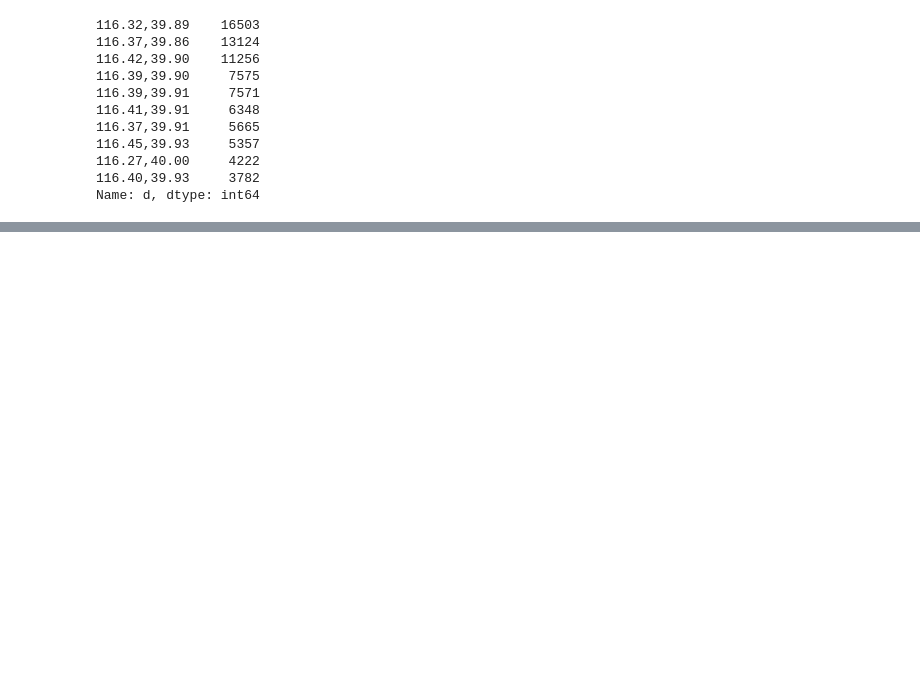
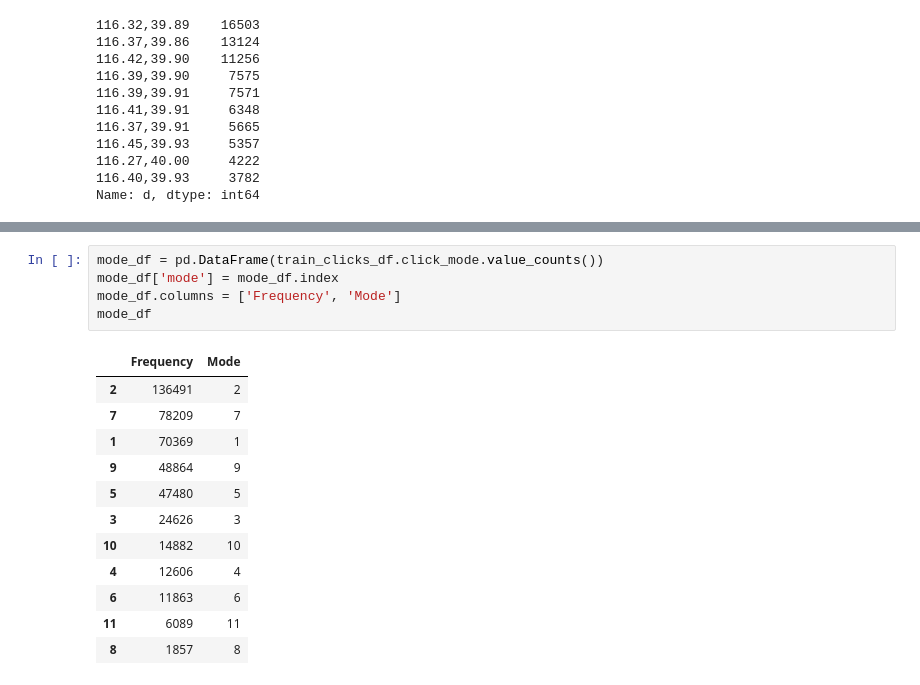
Before and after one commit to AlanConstantine/KDD-Cup-2019-CAMMTR, a Jupyter notebook: Code/ExploratoryDataAnalysis.ipynb, the cells around one changed output, grey strips where cells are left out. Cells and saved outputs as stored; diff of their text form; blank space fills up the shorter version.

```diff
--- a/Code/ExploratoryDataAnalysis.ipynb
+++ b/Code/ExploratoryDataAnalysis.ipynb
@@ -89,0 +188,18 @@ Name: d, dtype: int64
+# %%
+mode_df = pd.DataFrame(train_clicks_df.click_mode.value_counts())
+mode_df['mode'] = mode_df.index
+mode_df.columns = ['Frequency', 'Mode']
+mode_df
+# %% [output]
+|  | Frequency | Mode |
+| 2 | 136491 | 2 |
+| 7 | 78209 | 7 |
+| 1 | 70369 | 1 |
+| 9 | 48864 | 9 |
+| 5 | 47480 | 5 |
+| 3 | 24626 | 3 |
+| 10 | 14882 | 10 |
+| 4 | 12606 | 4 |
+| 6 | 11863 | 6 |
+| 11 | 6089 | 11 |
+| 8 | 1857 | 8 |
```
Also changed, not shown: parts of 24 cells of this notebook.
